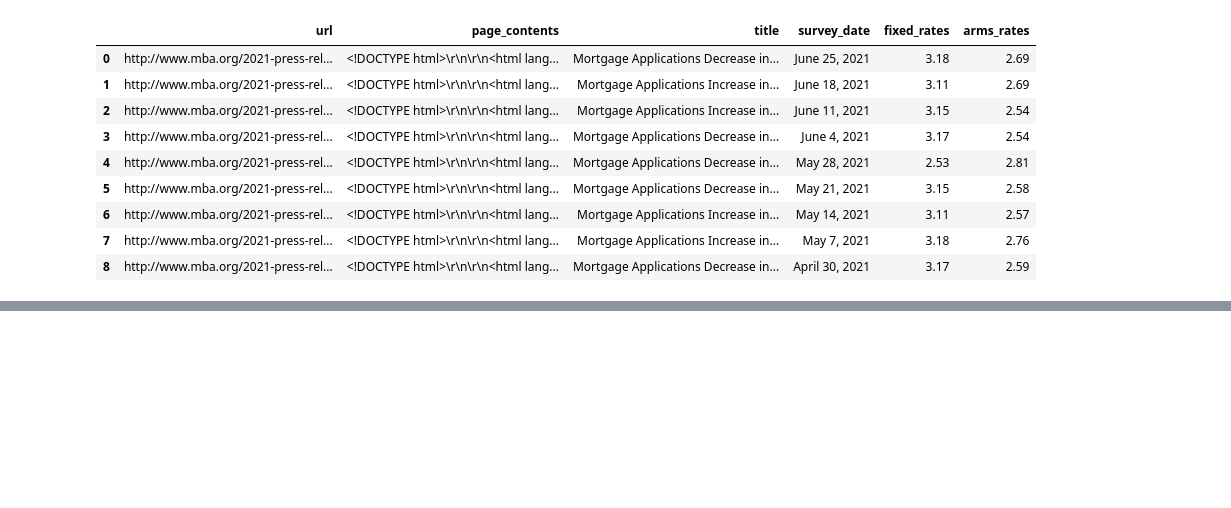
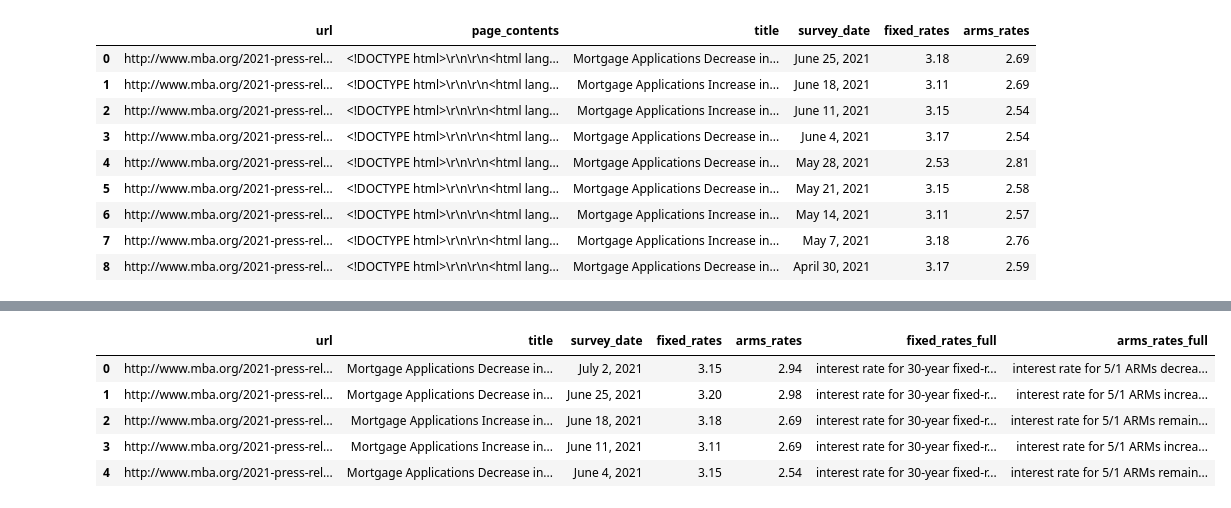
Before and after one commit to saveyak/real_estate_data, a Jupyter notebook: Mortgage Data Script.ipynb, the cells around one changed output, grey strips where cells are left out. Drawn from its saved outputs; the diff is of its cells as text; code cells hidden in the pictures; blank space fills up the shorter version.

```diff
--- a/Mortgage Data Script.ipynb
+++ b/Mortgage Data Script.ipynb
@@ -290,0 +299,9 @@ df2.to_csv("mortgage_data.csv")
+# %%
+df2.head()
+# %% [output]
+|  | url | title | survey_date | fixed_rates | arms_rates | fixed_rates_full | arms_rates_full |
+| 0 | http://www.mba.org/2021-press-rel... | Mortgage Applications Decrease in... | July 2, 2021 | 3.15 | 2.94 | interest rate for 30-year fixed-r... | interest rate for 5/1 ARMs decrea... |
+| 1 | http://www.mba.org/2021-press-rel... | Mortgage Applications Decrease in... | June 25, 2021 | 3.20 | 2.98 | interest rate for 30-year fixed-r... | interest rate for 5/1 ARMs increa... |
+| 2 | http://www.mba.org/2021-press-rel... | Mortgage Applications Increase in... | June 18, 2021 | 3.18 | 2.69 | interest rate for 30-year fixed-r... | interest rate for 5/1 ARMs remain... |
+| 3 | http://www.mba.org/2021-press-rel... | Mortgage Applications Increase in... | June 11, 2021 | 3.11 | 2.69 | interest rate for 30-year fixed-r... | interest rate for 5/1 ARMs increa... |
+| 4 | http://www.mba.org/2021-press-rel... | Mortgage Applications Decrease in... | June 4, 2021 | 3.15 | 2.54 | interest rate for 30-year fixed-r... | interest rate for 5/1 ARMs remain... |
```
Also changed, not shown: parts of 11 cells of this notebook, 1 other file.
